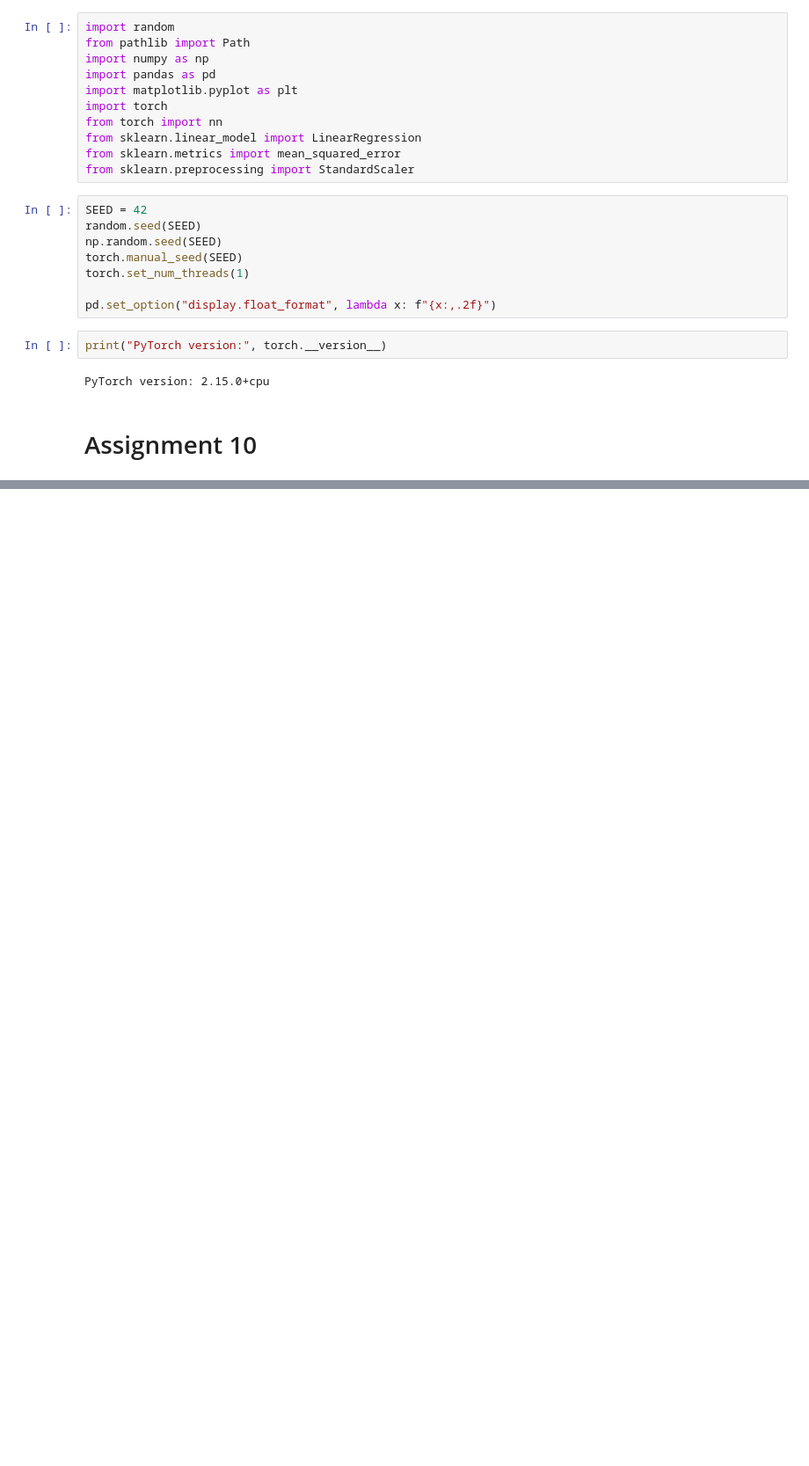
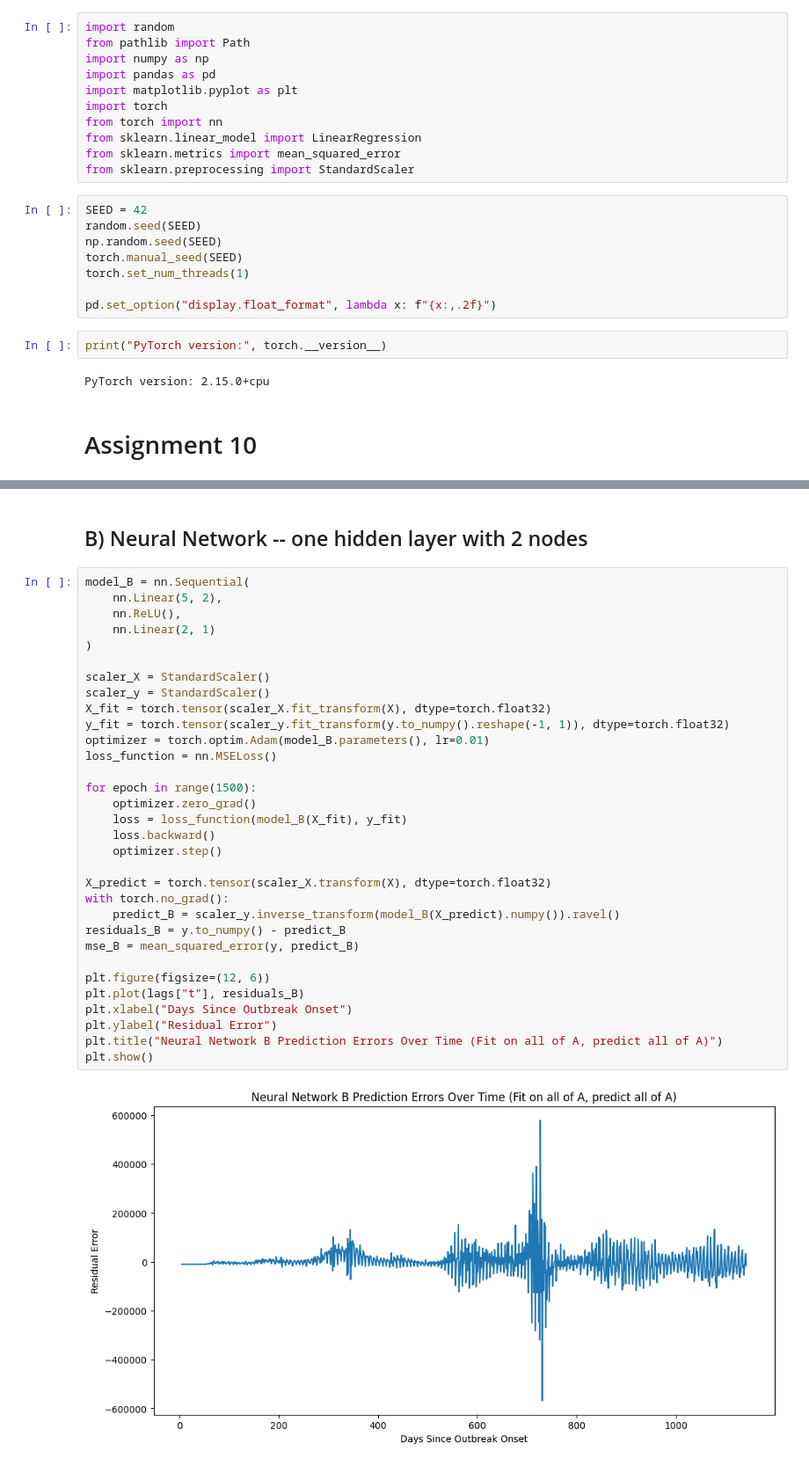
Before and after one commit to shaneferrellwv/biomed-data-science, a Jupyter notebook: assignment-10/hw10.ipynb, the cells around one changed output, grey strips where cells are left out. Shown at 88% size. Saved outputs shown, nothing was run; the diff lists cells and outputs as text; blank space fills up the shorter version.

```diff
--- a/assignment-10/hw10.ipynb
+++ b/assignment-10/hw10.ipynb
@@ -90,0 +125,36 @@ y_test = y_A.iloc[split:]
+# %% [markdown]
+## B) Neural Network -- one hidden layer with 2 nodes
+# %%
+model_B = nn.Sequential(
+    nn.Linear(5, 2),
+    nn.ReLU(),
+    nn.Linear(2, 1)
+)
+
+scaler_X = StandardScaler()
+scaler_y = StandardScaler()
+X_fit = torch.tensor(scaler_X.fit_transform(X), dtype=torch.float32)
+y_fit = torch.tensor(scaler_y.fit_transform(y.to_numpy().reshape(-1, 1)), dtype=torch.float32)
+optimizer = torch.optim.Adam(model_B.parameters(), lr=0.01)
+loss_function = nn.MSELoss()
+
+for epoch in range(1500):
+    optimizer.zero_grad()
+    loss = loss_function(model_B(X_fit), y_fit)
+    loss.backward()
+    optimizer.step()
+
+X_predict = torch.tensor(scaler_X.transform(X), dtype=torch.float32)
+with torch.no_grad():
+    predict_B = scaler_y.inverse_transform(model_B(X_predict).numpy()).ravel()
+residuals_B = y.to_numpy() - predict_B
+mse_B = mean_squared_error(y, predict_B)
+
+plt.figure(figsize=(12, 6))
+plt.plot(lags["t"], residuals_B)
+plt.xlabel("Days Since Outbreak Onset")
+plt.ylabel("Residual Error")
+plt.title("Neural Network B Prediction Errors Over Time (Fit on all of A, predict all of A)")
+plt.show()
+# %% [output]
+[figure, added]
```
Also changed, not shown: parts of 16 cells of this notebook, 9 other files.
